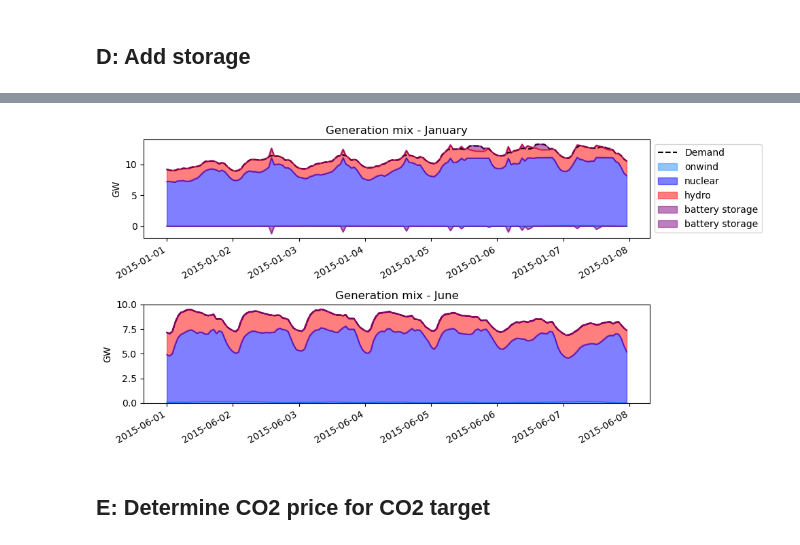
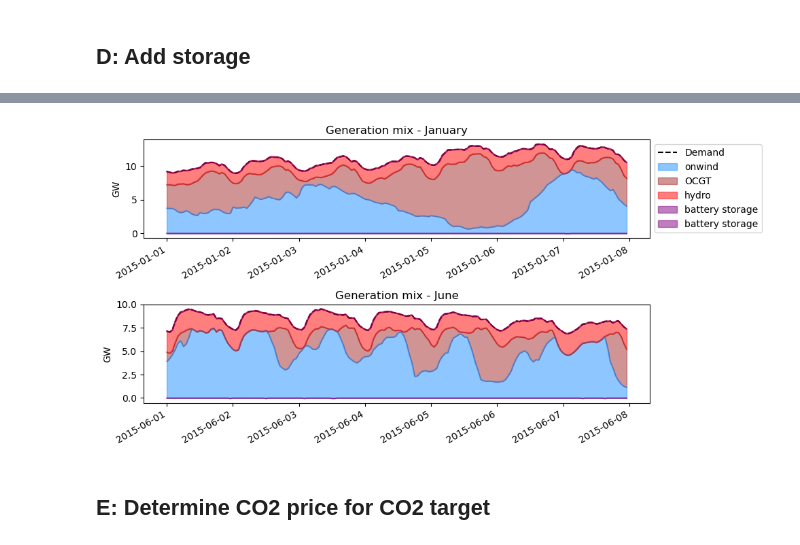
Before and after one commit to NicolineSimoneDTU/Integrated_Project, a Jupyter notebook: project.ipynb, the cells around one changed output, grey strips where cells are left out. Saved outputs shown, nothing was run; the diff lists cells and outputs as text; code cells hidden in the pictures.

```diff
--- a/project.ipynb
+++ b/project.ipynb
@@ -313,7 +317,7 @@ def system_cost(n):
 
 # Define the CO2 limits for sensitivity analysis and run the optimization for each limit
 # co2Limits = [30, 25, 20, 15, 11.9, 8, 6.23, 3, 1.5, 0.5]
-co2Limits = [30, 25, 20, 15, 11.9, 8, 6.23, 3, 2, 1, 0]
+co2Limits = [30, 25, 20, 15, 12, 10, 8, 6.23, 4, 3, 2, 1, 0]
 for co2 in co2Limits:
     network.global_constraints.loc["CO2Limit", "constant"] = co2 * 1e6 # MtCO2/a
 
@@ -542,10 +547,10 @@ dtype: float64
 # %%
 # Reset basis year to 2015
 year = 2015
-network.global_constraints.loc["CO2Limit", "constant"] = co2 * 3e6 # MtCO2/a
+network.global_constraints.loc["CO2Limit", "constant"] = 50 * 1e6 # essentially no limit
 
-onshore = onshore_all[country].loc[onshore_all.index.year == year]
-solar = solar_all[country].loc[solar_all.index.year == year]
+onshore = onshore_all.loc[onshore_all.index.year == year, country]
+solar = solar_all.loc[solar_all.index.year == year, country]
 hydro = hydro_extended.loc[hydro_extended.index.year == year]
 
 # Update model
@@ -624,36 +649,36 @@ plt.show()
 # %%
 # Plot a week of generation
 start_date_jan = "2015-01-01"
-end_date_jan = "2015-01-7"
+end_date_jan = "2015-01-07"
 start_date_jun = "2015-06-01"
-end_date_jun = "2015-06-7"
+end_date_jun = "2015-06-07"
 
 demand_jan = demand.loc[start_date_jan:end_date_jan].div(1e3) # Convert to GW
 generator_jan = total_gen_prod.loc[start_date_jan:end_date_jan,  (total_gen_prod != 0).any(axis=0)].div(1e3)
 
 demand_jun = demand.loc[start_date_jun:end_date_jun, ].div(1e3)
 generator_jun = total_gen_prod.loc[start_date_jun:end_date_jun, (total_gen_prod != 0).any(axis=0)].div(1e3)
 
 
 fig, ax = plt.subplots(2, 1, figsize=(10,5))
 ax[0].plot(demand_jan.index, demand_jan.values, label="Demand", color="black", linestyle="--")
 generator_jan.plot.area(ax=ax[0], alpha=0.5, stacked=True, color=generator_jan.columns.map(network.carriers.color), legend=True)
 ax[0].set_title("Generation mix - January")
 ax[0].set_ylabel("GW")
 ax[0].set_xlabel("")
 ax[0].legend(loc="upper left", bbox_to_anchor=(1, 1), fontsize=10)
 
 ax[1].plot(demand_jun.index, demand_jun.values, label="Demand", color="black", linestyle="--")
 generator_jun.plot.area(ax=ax[1], alpha=0.5, stacked=True, color=generator_jun.columns.map(network.carriers.color), legend=False)
 ax[1].set_title("Generation mix - June")
 ax[1].set_ylabel("GW")
 ax[1].set_xlabel("")
 
 plt.subplots_adjust(hspace=0.5, bottom=0.1, right=0.95, top=0.9)
 plt.tight_layout()
 plt.show()
 # %% [output]
-[figure, old version]
+[figure, new version]
 # %% [markdown]
 ## E: Determine CO2 price for CO2 target
 # %%
```
Also changed, not shown: parts of 17 cells of this notebook.
